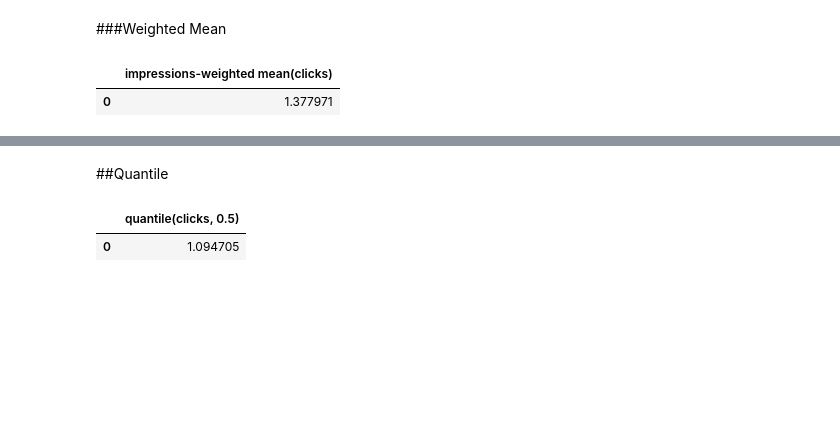
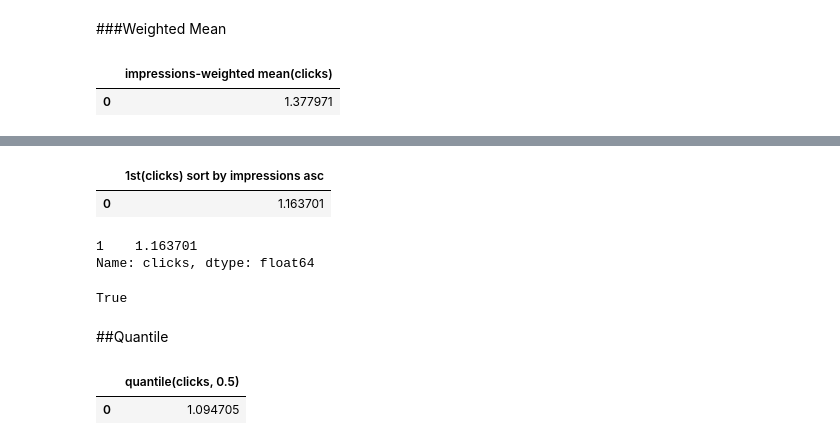
Before and after one commit to google/meterstick, a Jupyter notebook: meterstick_demo.ipynb, the cells around one changed output, grey strips where cells are left out. Drawn from its saved outputs; the diff is of its cells as text; code cells hidden in the pictures; blank space fills up the shorter version.

```diff
--- a/meterstick_demo.ipynb
+++ b/meterstick_demo.ipynb
@@ -117,3 +121,18 @@ Mean('clicks', 'impressions').compute_on(df)
+# %%
+Nth('clicks', 0, 'impressions').compute_on(df)
+# %% [output]
+|  | 1st(clicks) sort by impressions asc |
+| 0 | 1.163701 |
+# %%
+df.sort_values('impressions').clicks.head(1)
+# %% [output]
+1    1.163701
+Name: clicks, dtype: float64
+# %%
+# n can be negative and it's equivalent to reversing n and ascending together.
+Nth('x', -1, 'y') == Nth('x', 0, 'y', False)
+# %% [output]
+True
 # %% [markdown]
 ##Quantile
 # %%
```
Also changed, not shown: parts of 1 cell of this notebook, 3 other files.
